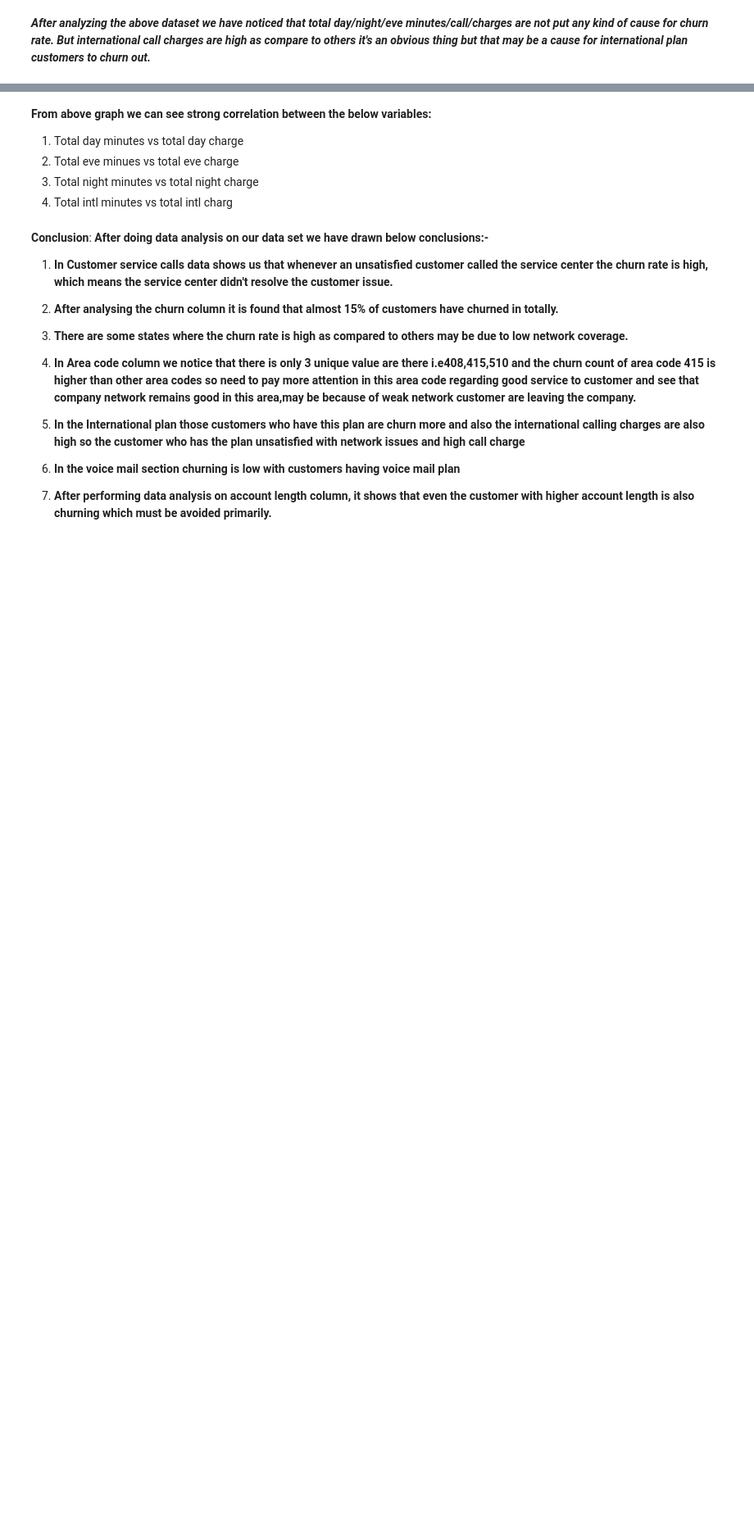
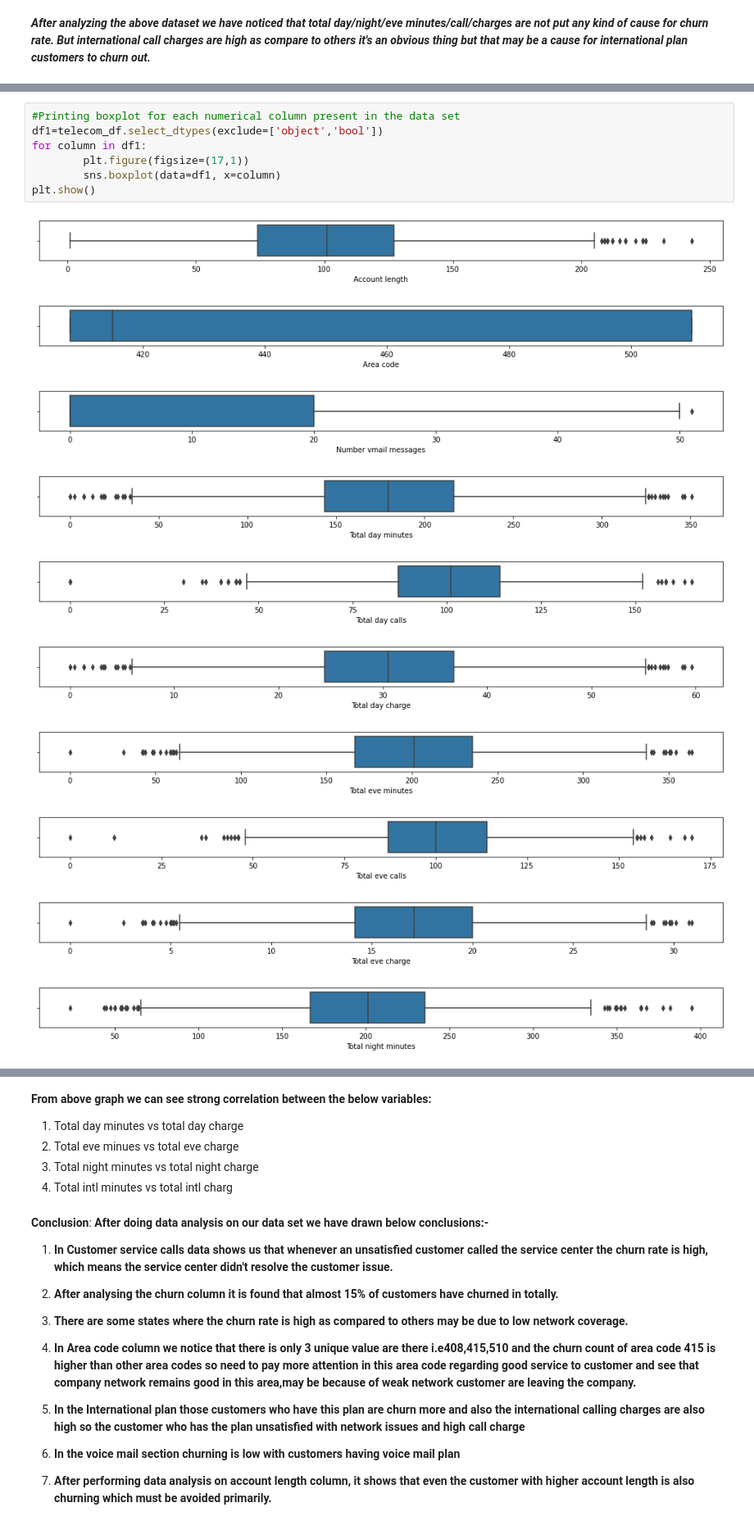
Before and after one commit to Aakash9393/Telecom-Churn-Analysis-, a Jupyter notebook: Telecom_Churn_Analysis_Capstone_Project.ipynb, the cells around one changed output, grey strips where cells are left out. Shown at 82% size. Cells and saved outputs as stored; diff of their text form; blank space fills up the shorter version.

```diff
--- a/Telecom_Churn_Analysis_Capstone_Project.ipynb
+++ b/Telecom_Churn_Analysis_Capstone_Project.ipynb
@@ -422,0 +428,18 @@ visual_2 = call_analysis.plot.bar()
+# %%
+#Printing boxplot for each numerical column present in the data set
+df1=telecom_df.select_dtypes(exclude=['object','bool'])
+for column in df1:
+        plt.figure(figsize=(17,1))
+        sns.boxplot(data=df1, x=column)
+plt.show()
+# %% [output]
+[figure, added]
+[figure, added]
+[figure, added]
+[figure, added]
+[figure, added]
+[figure, added]
+[figure, added]
+[figure, added]
+[figure, added]
+[figure, added]
```
Also changed, not shown: parts of 8 cells of this notebook.
